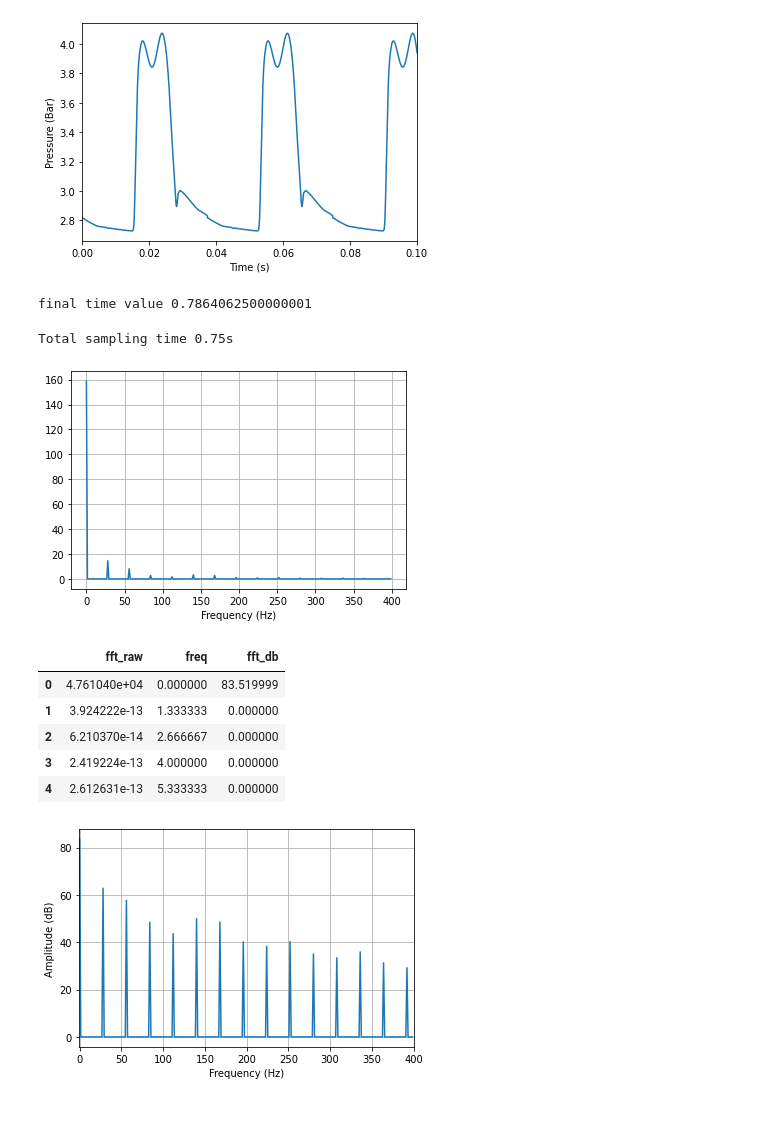
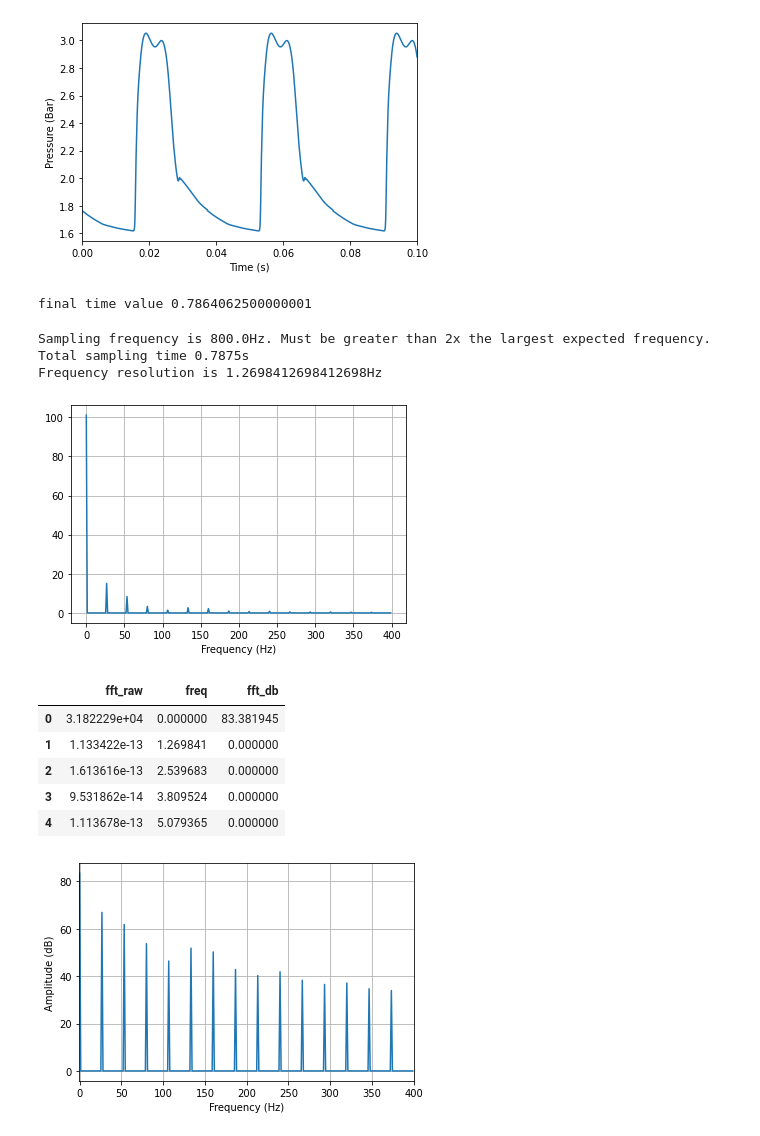
Before and after one commit to 208badger/heat_transfer_enhancement, a Jupyter notebook: anechoic data/anechoic_fft.ipynb, the cells around one changed output. Saved outputs shown, nothing was run; the diff lists cells and outputs as text; code cells hidden in the pictures.

Commit message:
adding anechoic investigations to git, including fft although may not be used

```diff
--- a/anechoic data/anechoic_fft.ipynb
+++ b/anechoic data/anechoic_fft.ipynb
@@ -35,7 +35,8 @@ def fft_to_db(x):
         fft = 0
     return fft
 # %%
-data = pd.read_excel("anechoic_3200rpm.xlsx")
+%%time
+data = pd.read_excel("anechoic_3400rpm.xlsx")
 
 # find negative start point
 val = data.crank_angle[0]
@@ -74,7 +76,7 @@ plt.xlim([0, 0.1])
 plt.savefig("pressure_wave_input.png")
 plt.show()
 # %% [output]
-[figure, old version]
+[figure, new version]
 # %%
 pressure = data.total_pressure
 pressure_array = np.array(pressure)
@@ -88,40 +90,46 @@ print(f"final time value {time.iloc[-1]}")
 final time value 0.7864062500000001
 # %%
 # Number of sample points
-N = 600
+N = 630
 
 # sample spacing
 T = 1.0 / 800
+sampling_rate = 1 / T
 
 # Sampling frequency is 1/T
-
+print(f"Sampling frequency is {sampling_rate}Hz. Must be greater than 2x the largest expected frequency.")
 
 print(f"Total sampling time {N*T}s")
+
+# Frequency resolution
+print(f"Frequency resolution is {sampling_rate/N}Hz")
 
 y = pressure_array
 
 yf = fft(y)
 xf = fftfreq(N, T)[:N//2]
 plt.xlabel("Frequency (Hz)")
 plt.plot(xf, 2.0/N * np.abs(yf[0:N//2]))
 plt.grid()
 plt.savefig("anechoic_3200rpm_freq_breakdown.png")
 plt.show()
 #print(xf)
 # %% [output]
-Total sampling time 0.75s
+Sampling frequency is 800.0Hz. Must be greater than 2x the largest expected frequency.
+Total sampling time 0.7875s
+Frequency resolution is 1.2698412698412698Hz
-[figure, old version]
+[figure, new version]
 # %%
 fft_df = pd.DataFrame({"fft_raw": np.abs(yf)[0:N//2], "freq": xf})
 fft_df["fft_db"] = fft_df.fft_raw.map(lambda x: fft_to_db(x))
 fft_df.head()
 # %% [output]
 |  | fft_raw | freq | fft_db |
-| 0 | 4.761040e+04 | 0.000000 | 83.519999 |
-| 1 | 3.924222e-13 | 1.333333 | 0.000000 |
-| 2 | 6.210370e-14 | 2.666667 | 0.000000 |
-| 3 | 2.419224e-13 | 4.000000 | 0.000000 |
-| 4 | 2.612631e-13 | 5.333333 | 0.000000 |
+| 0 | 3.182229e+04 | 0.000000 | 83.381945 |
+| 1 | 1.133422e-13 | 1.269841 | 0.000000 |
+| 2 | 1.613616e-13 | 2.539683 | 0.000000 |
+| 3 | 9.531862e-14 | 3.809524 | 0.000000 |
+| 4 | 1.113678e-13 | 5.079365 | 0.000000 |
 # %%
 plt.xlabel("Frequency (Hz)")
 plt.ylabel("Amplitude (dB)")
@@ -131,7 +139,7 @@ plt.xlim([-1, 400])
 plt.savefig("anechoic_3200rpm_freq_breakdown_dB.png")
 plt.show()
 # %% [output]
-[figure, old version]
+[figure, new version]
 # %%
 #Create the sample points
 final_time = time.iloc[-1]
```
Also changed, not shown: parts of 10 cells of this notebook.
